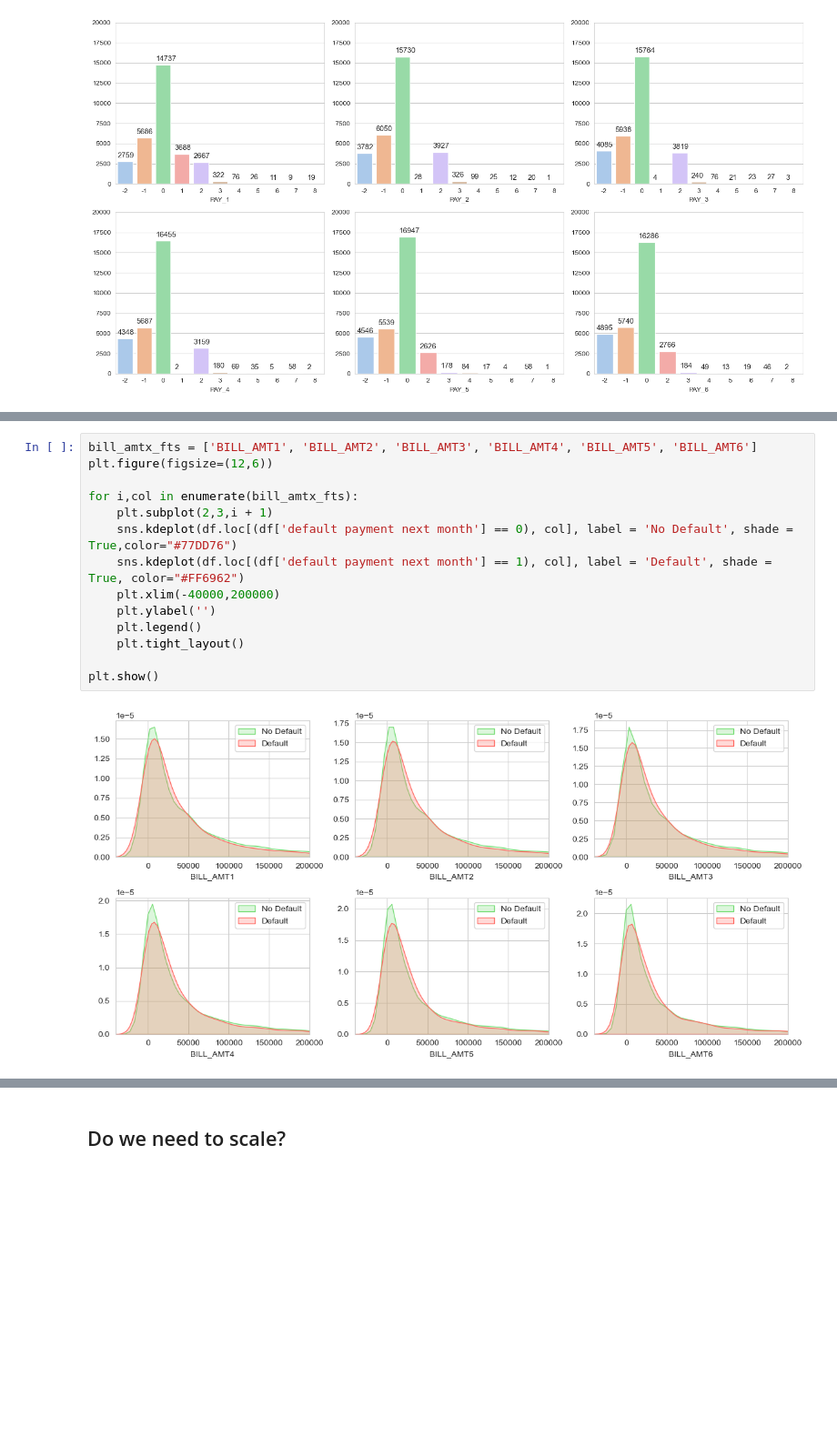
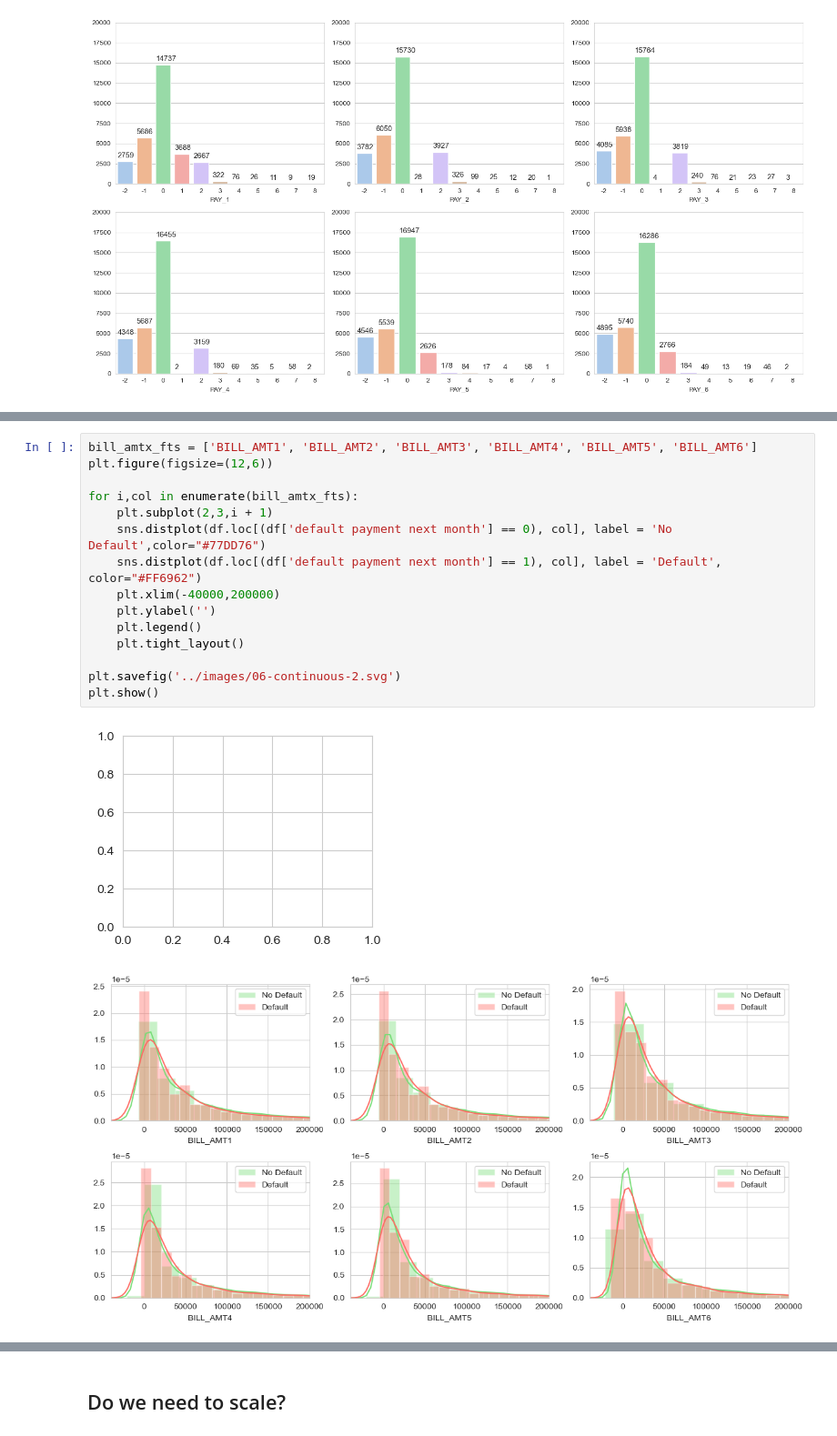
Before and after one commit to francescodisalvo05/credit-card-default, a Jupyter notebook: notebooks/EDA.ipynb, the cells around one changed output, grey strips where cells are left out. Shown at 91% size. Drawn from its saved outputs; the diff is of its cells as text; blank space fills up the shorter version.

Commit message:
Update Graphs

```diff
--- a/notebooks/EDA.ipynb
+++ b/notebooks/EDA.ipynb
@@ -274,19 +275,21 @@ plt.show();
 # %%
 bill_amtx_fts = ['BILL_AMT1', 'BILL_AMT2', 'BILL_AMT3', 'BILL_AMT4', 'BILL_AMT5', 'BILL_AMT6']
 plt.figure(figsize=(12,6))
 
 for i,col in enumerate(bill_amtx_fts):
     plt.subplot(2,3,i + 1)
-    sns.kdeplot(df.loc[(df['default payment next month'] == 0), col], label = 'No Default', shade = True,color="#77DD76")
-    sns.kdeplot(df.loc[(df['default payment next month'] == 1), col], label = 'Default', shade = True, color="#FF6962")
+    sns.distplot(df.loc[(df['default payment next month'] == 0), col], label = 'No Default',color="#77DD76")
+    sns.distplot(df.loc[(df['default payment next month'] == 1), col], label = 'Default', color="#FF6962")
     plt.xlim(-40000,200000)
     plt.ylabel('')
     plt.legend()
     plt.tight_layout()
 
+plt.savefig('../images/06-continuous-2.svg')
 plt.show()
 # %% [output]
-[figure, old version]
+[figure, new version]
+[figure, added]
 # %%
 pay_amtx_fts = ['PAY_AMT1', 'PAY_AMT2', 'PAY_AMT3', 'PAY_AMT4', 'PAY_AMT5', 'PAY_AMT6']
 plt.figure(figsize=(12,6))
```
Also changed, not shown: parts of 9 cells of this notebook.
